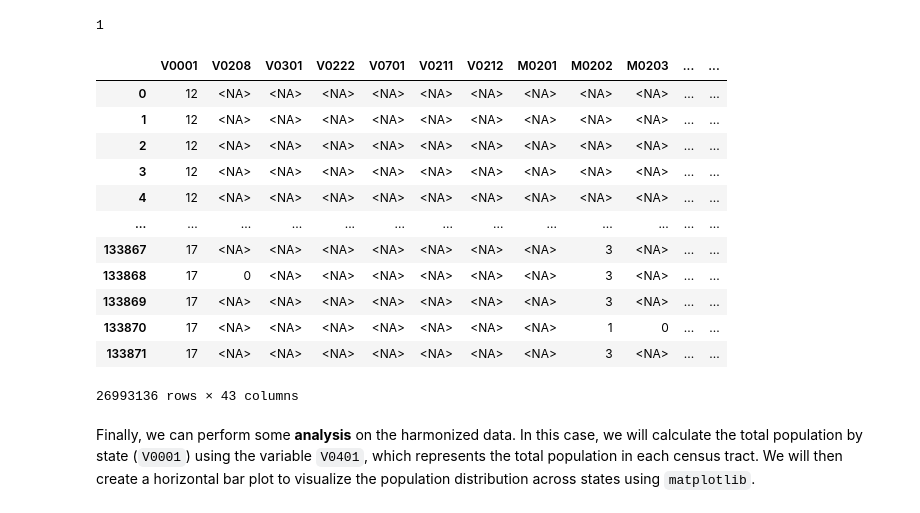
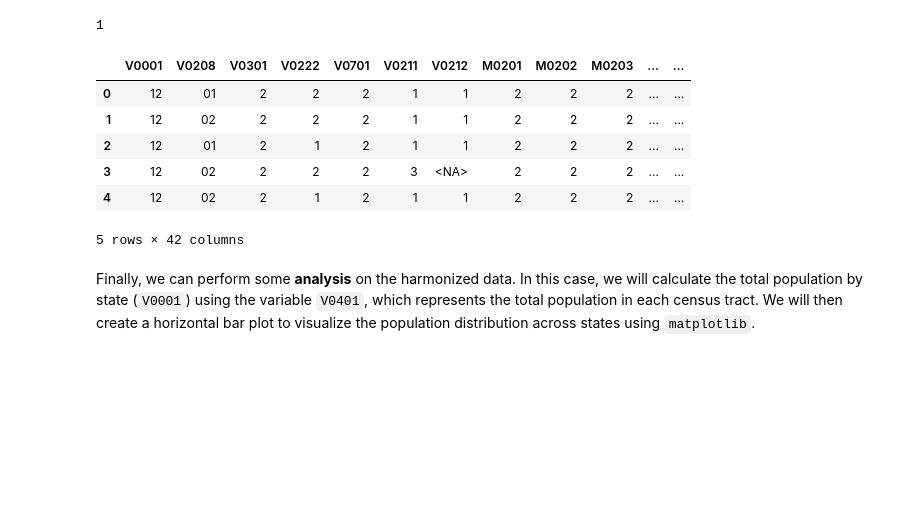
Before and after one commit to harmonize-tools/socio4health, a Jupyter notebook: docs/source/notebooks/example_brazil.ipynb, the cells around one changed output. Saved outputs shown, nothing was run; the diff lists cells and outputs as text; code cells hidden in the pictures; blank space fills up the shorter version.

```diff
--- a/docs/source/notebooks/example_brazil.ipynb
+++ b/docs/source/notebooks/example_brazil.ipynb
@@ -130,6 +111,8 @@ bra_online_extractor = Extractor(input_path="https://ftp.ibge.gov.br/Censos/Cens
                                  down_ext=['.txt','.zip'],
                                  output_path="IBGE_2010_",
                                  key_words=[r"^[A-Z0-9_]+\.zip$"],
+                                 file_pattern=r"Domicilios",
+                                 cache_parquet=True,
                                  depth=0, is_fwf=True, colnames=colnames, colspecs=colspecs)
 bra_Censo_2010 = bra_online_extractor.s4h_extract()
 # %% [output]
@@ -172,21 +150,15 @@ len(filtered_ddfs)
 # %% [output]
 1
 # %%
-filtered_ddfs[0].compute()
+filtered_ddfs[0].head()
 # %% [output]
 |  | V0001 | V0208 | V0301 | V0222 | V0701 | V0211 | V0212 | M0201 | M0202 | M0203 | ... | ... |
-| 0 | 12 | <NA> | <NA> | <NA> | <NA> | <NA> | <NA> | <NA> | <NA> | <NA> | ... | ... |
-| 1 | 12 | <NA> | <NA> | <NA> | <NA> | <NA> | <NA> | <NA> | <NA> | <NA> | ... | ... |
-| 2 | 12 | <NA> | <NA> | <NA> | <NA> | <NA> | <NA> | <NA> | <NA> | <NA> | ... | ... |
-| 3 | 12 | <NA> | <NA> | <NA> | <NA> | <NA> | <NA> | <NA> | <NA> | <NA> | ... | ... |
-| 4 | 12 | <NA> | <NA> | <NA> | <NA> | <NA> | <NA> | <NA> | <NA> | <NA> | ... | ... |
-| ... | ... | ... | ... | ... | ... | ... | ... | ... | ... | ... | ... | ... |
-| 133867 | 17 | <NA> | <NA> | <NA> | <NA> | <NA> | <NA> | <NA> | 3 | <NA> | ... | ... |
-| 133868 | 17 | 0 | <NA> | <NA> | <NA> | <NA> | <NA> | <NA> | 3 | <NA> | ... | ... |
-| 133869 | 17 | <NA> | <NA> | <NA> | <NA> | <NA> | <NA> | <NA> | 3 | <NA> | ... | ... |
-| 133870 | 17 | <NA> | <NA> | <NA> | <NA> | <NA> | <NA> | <NA> | 1 | 0 | ... | ... |
-| 133871 | 17 | <NA> | <NA> | <NA> | <NA> | <NA> | <NA> | <NA> | 3 | <NA> | ... | ... |
+| 0 | 12 | 01 | 2 | 2 | 2 | 1 | 1 | 2 | 2 | 2 | ... | ... |
+| 1 | 12 | 02 | 2 | 2 | 2 | 1 | 1 | 2 | 2 | 2 | ... | ... |
+| 2 | 12 | 01 | 2 | 1 | 2 | 1 | 1 | 2 | 2 | 2 | ... | ... |
+| 3 | 12 | 02 | 2 | 2 | 2 | 3 | <NA> | 2 | 2 | 2 | ... | ... |
+| 4 | 12 | 02 | 2 | 1 | 2 | 1 | 1 | 2 | 2 | 2 | ... | ... |
-26993136 rows × 43 columns
+5 rows × 42 columns
 # %% [markdown]
 Finally, we can perform some **analysis** on the harmonized data. In this case, we will calculate the total population by state (`V0001`) using the variable `V0401`, which represents the total population in each census tract. We will then create a horizontal bar plot to visualize the population distribution across states using `matplotlib`.
 # %%
```
Also changed, not shown: parts of 9 cells of this notebook, 18 other files.
